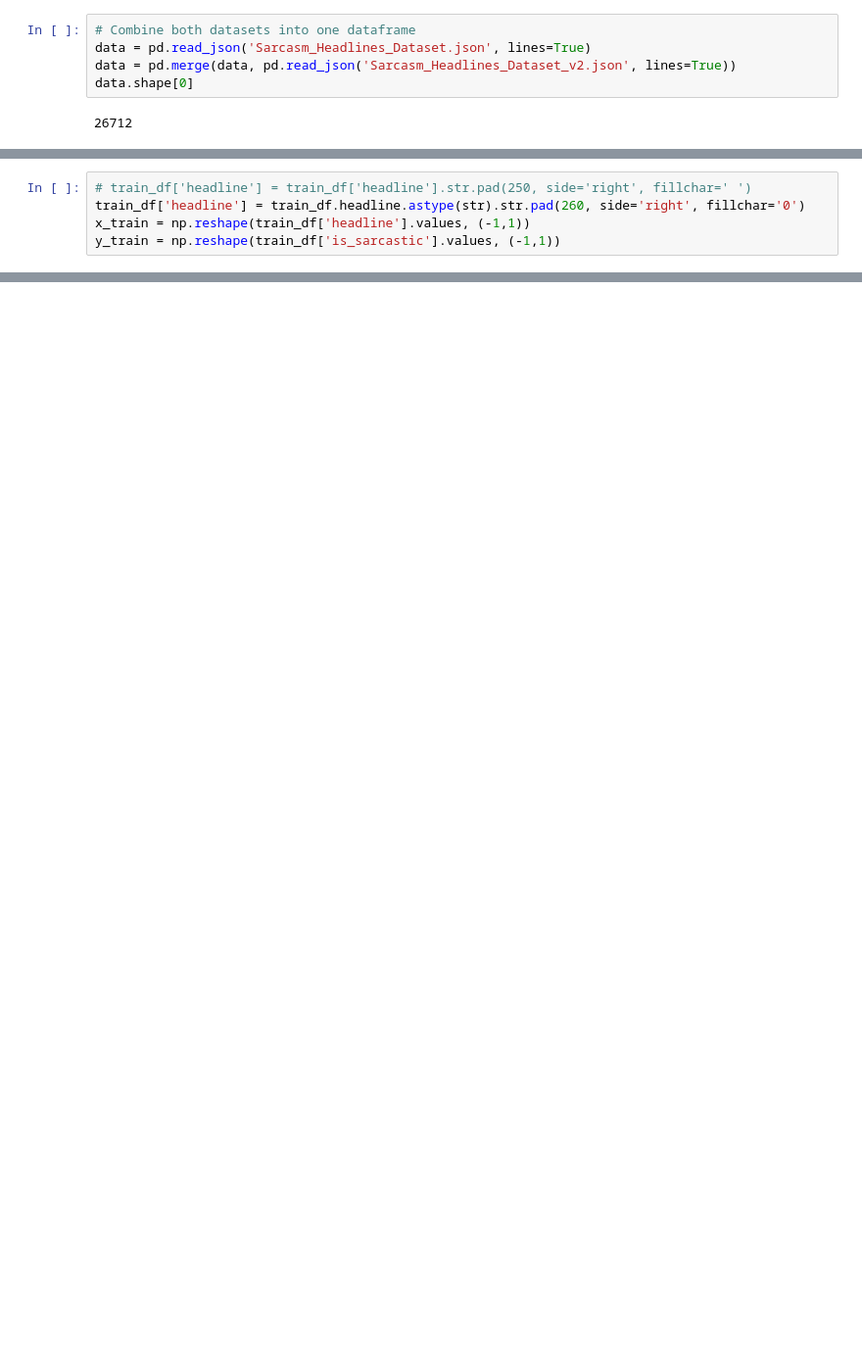
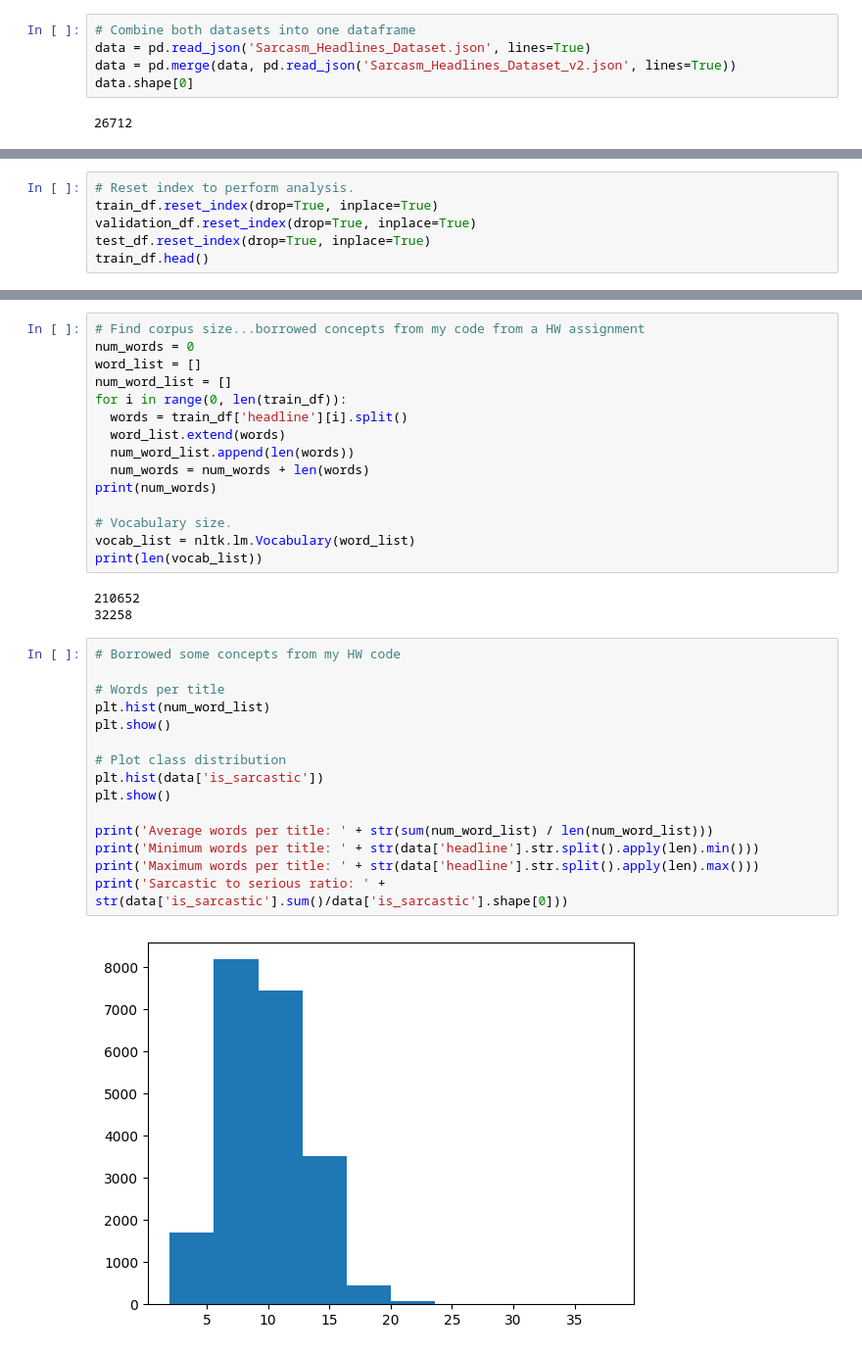
Before and after one commit to alia-alramahi/cmsc-4383-semester-project, a Jupyter notebook: project.ipynb, the cells around one changed output, grey strips where cells are left out. Shown at 98% size. Drawn from its saved outputs; the diff is of its cells as text; blank space fills up the shorter version.

```diff
--- a/project.ipynb
+++ b/project.ipynb
@@ -72,5 +61,0 @@ train_df.headline.str.len().max()
-# %%
-# train_df['headline'] = train_df['headline'].str.pad(250, side='right', fillchar=' ')
-train_df['headline'] = train_df.headline.astype(str).str.pad(260, side='right', fillchar='0')
-x_train = np.reshape(train_df['headline'].values, (-1,1))
-y_train = np.reshape(train_df['is_sarcastic'].values, (-1,1))
@@ -121,0 +62,6 @@ print("Accuracy: " + (scores[1]*100))
+# %%
+# Reset index to perform analysis.
+train_df.reset_index(drop=True, inplace=True)
+validation_df.reset_index(drop=True, inplace=True)
+test_df.reset_index(drop=True, inplace=True)
+train_df.head()
@@ -121,0 +75,35 @@ print("Accuracy: " + (scores[1]*100))
+# %%
+# Find corpus size...borrowed concepts from my code from a HW assignment
+num_words = 0
+word_list = []
+num_word_list = []
+for i in range(0, len(train_df)):
+  words = train_df['headline'][i].split()
+  word_list.extend(words)
+  num_word_list.append(len(words))
+  num_words = num_words + len(words)
+print(num_words)
+
+# Vocabulary size.
+vocab_list = nltk.lm.Vocabulary(word_list)
+print(len(vocab_list))
+# %% [output]
+210652
+32258
+# %%
+# Borrowed some concepts from my HW code
+
+# Words per title
+plt.hist(num_word_list)
+plt.show()
+
+# Plot class distribution
+plt.hist(data['is_sarcastic'])
+plt.show()
+
+print('Average words per title: ' + str(sum(num_word_list) / len(num_word_list)))
+print('Minimum words per title: ' + str(data['headline'].str.split().apply(len).min()))
+print('Maximum words per title: ' + str(data['headline'].str.split().apply(len).max()))
+print('Sarcastic to serious ratio: ' + str(data['is_sarcastic'].sum()/data['is_sarcastic'].shape[0]))
+# %% [output]
+[figure, added]
```
Also changed, not shown: parts of 47 cells of this notebook.
